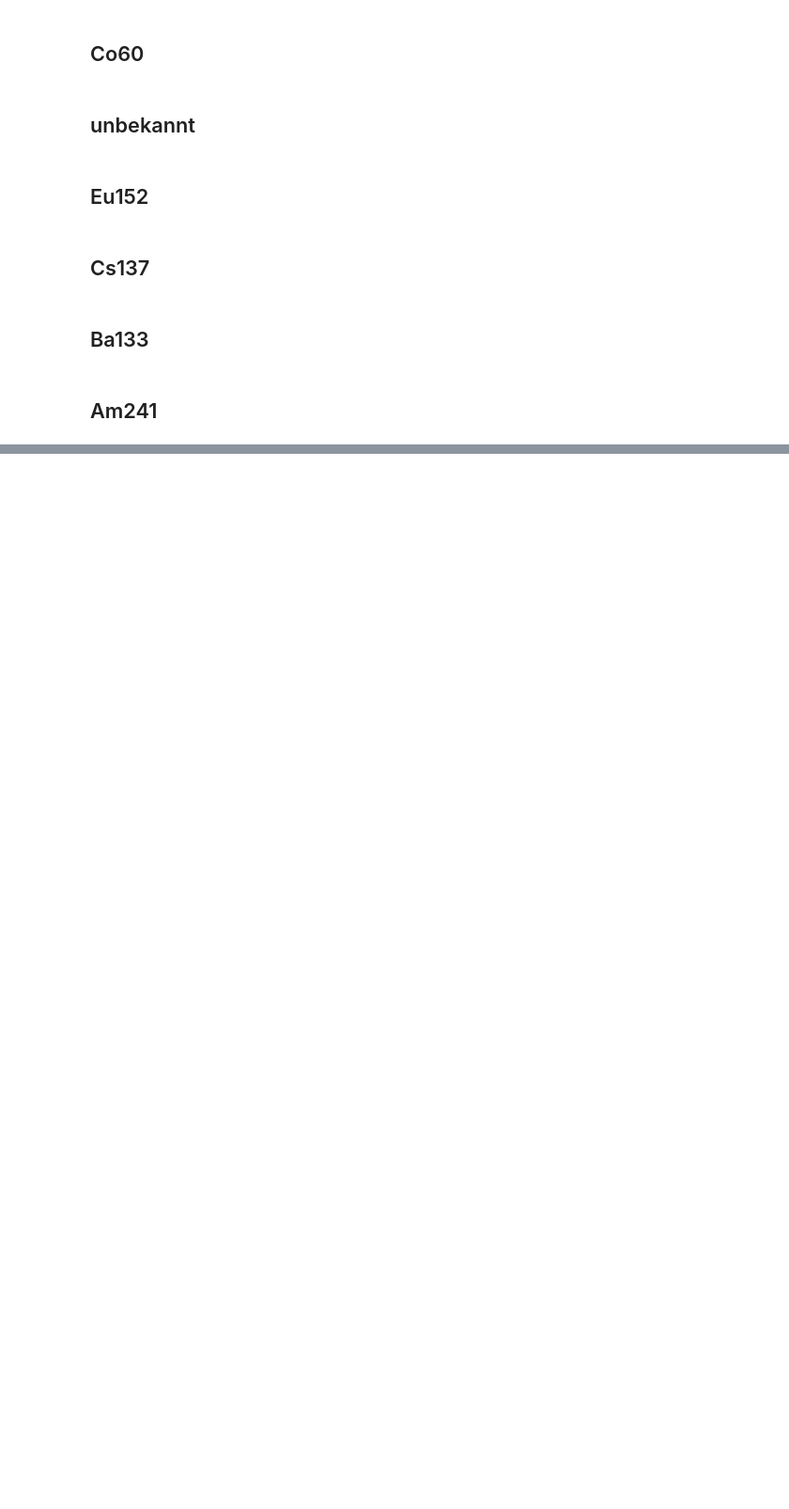
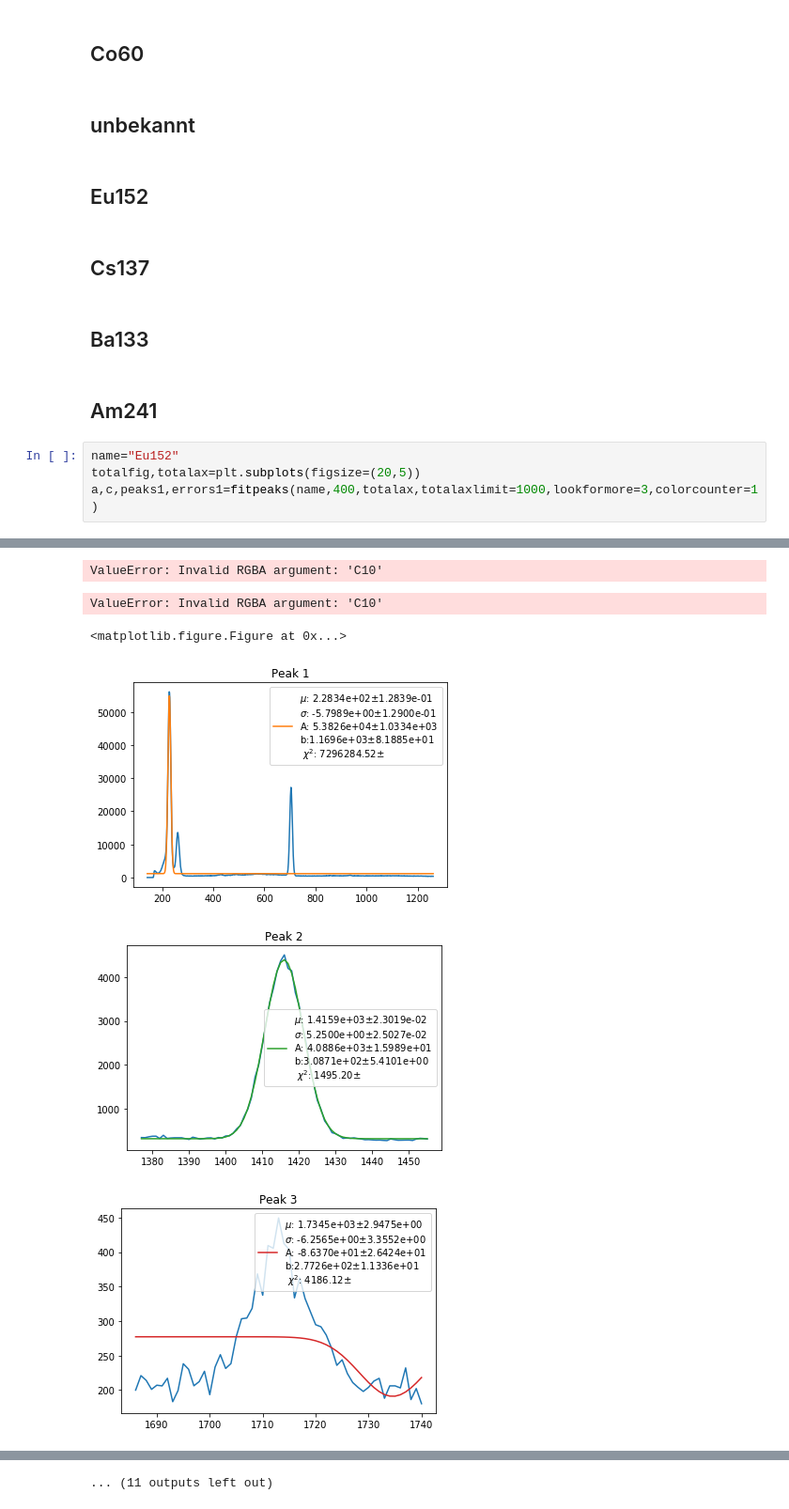
Before and after one commit to qwretz/fpraktikum, a Jupyter notebook: Hochauflösende gamma Spek/Wunderschöne Auswertung.ipynb, the cells around one changed output, grey strips where cells are left out. Shown at 94% size. Drawn from its saved outputs; the diff is of its cells as text; blank space fills up the shorter version.

```diff
--- a/Hochauflösende gamma Spek/Wunderschöne Auswertung.ipynb
+++ b/Hochauflösende gamma Spek/Wunderschöne Auswertung.ipynb
@@ -416,3 +430,8 @@ Calc
 ## Ba133
 # %% [markdown]
 ## Am241
+# %%
+name="Eu152"
+totalfig,totalax=plt.subplots(figsize=(20,5))
+a,c,peaks1,errors1=fitpeaks(name,400,totalax,totalaxlimit=1000,lookformore=3,colorcounter=1)
+# %% [output]
@@ -418,0 +455,6 @@ Calc
+ValueError: Invalid RGBA argument: 'C10'
+ValueError: Invalid RGBA argument: 'C10'
+<matplotlib.figure.Figure at 0x...>
+[figure, added]
+[figure, added]
+[figure, added]
@@ -418,0 +466 @@ Calc
+... (11 outputs left out)
```
Also changed, not shown: parts of 5 cells of this notebook.
